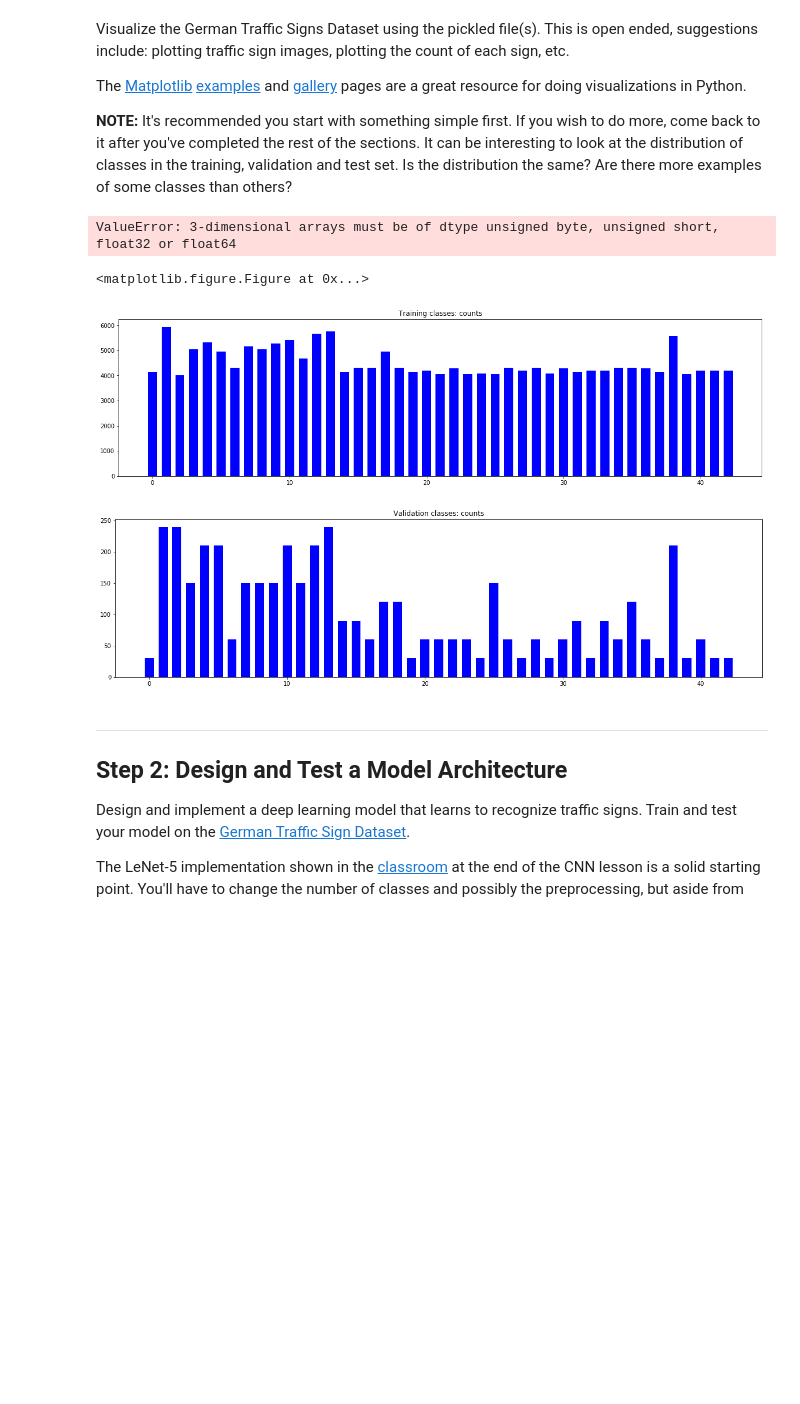
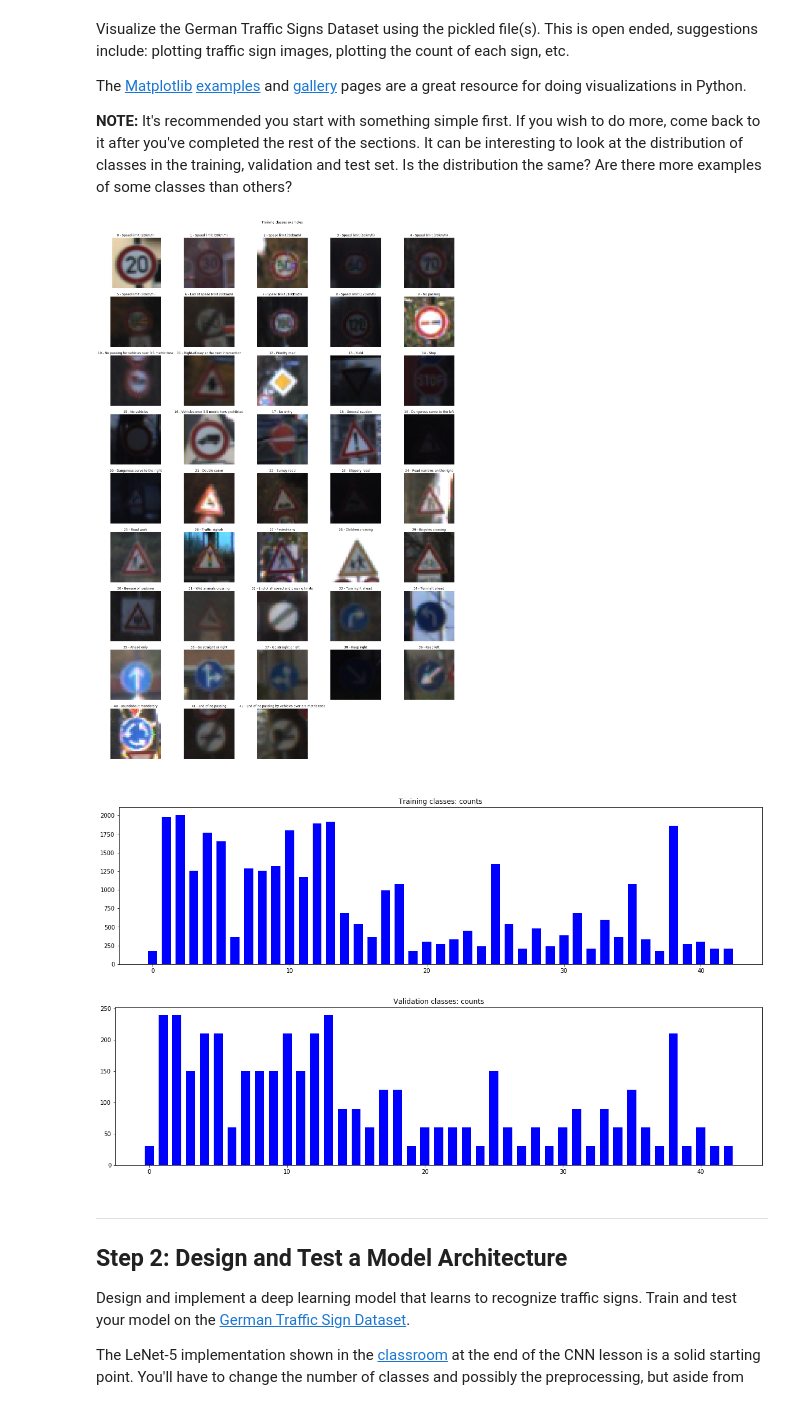
Before and after one commit to ivovandongen/CarND-Traffic-Sign-Classifier-Project, a Jupyter notebook: Traffic_Sign_Classifier.ipynb, the cells around one changed output. Saved outputs shown, nothing was run; the diff lists cells and outputs as text; code cells hidden in the pictures; blank space fills up the shorter version.

Commit message:
visualization

```diff
--- a/Traffic_Sign_Classifier.ipynb
+++ b/Traffic_Sign_Classifier.ipynb
@@ -22,12 +22,12 @@ The [rubric](https://review.udacity.com/#!/rubrics/481/view) contains "Stand Out
 # %%
 # Load pickled data
 import pickle
-
-# TODO: Fill this in based on where you saved the training and testing data
+import csv
 
 training_file = 'data/train.p'
 validation_file= 'data/valid.p'
 testing_file = 'data/test.p'
+signnames_file = 'signnames.csv'
 
 with open(training_file, mode='rb') as f:
     train = pickle.load(f)
@@ -39,6 +39,12 @@ with open(testing_file, mode='rb') as f:
 X_train, y_train = train['features'], train['labels']
 X_valid, y_valid = valid['features'], valid['labels']
 X_test, y_test = test['features'], test['labels']
+
+# Load labels
+sign_labels = []
+with open(signnames_file, mode='r') as f:
+    csv_contents = csv.reader(f, delimiter=',')
+    sign_labels = [row[1] for row in csv_contents][1:]
 # %% [markdown]
 ---
 
@@ -96,49 +102,61 @@ The [Matplotlib](http://matplotlib.org/) [examples](http://matplotlib.org/exampl
 ### Data exploration visualization code goes here.
 ### Feel free to use as many code cells as needed.
 import matplotlib.pyplot as plt
 import numpy as np
 # Visualizations will be shown in the notebook.
 %matplotlib inline
 
-def show_class_examples():
+def get_examples_per_class():
+    u, indices = np.unique(y_train, return_index=True)
+    examples =[]
+
+    for i in range(1, len(indices) + 1):
+        img = X_train[indices[i - 1]]
+        label = y_train[indices[i - 1]]
+        label_string = sign_labels[label]
+        examples.append([img, label, label_string])
+
+    return examples
+
+def show_class_examples(examples_per_class):
     #Plot an example for each class
-    u, indices = np.unique(y_train, return_index=True)
     columns = 5
-    rows = np.ceil(len(indices)/columns)
+    rows = np.ceil(len(examples_per_class)/columns)
 
-    dpi = 80.0
-    xpixels, ypixels = 800, 1000
-    fig = plt.figure(figsize = (ypixels/dpi, xpixels/dpi), dpi=dpi);
+    fig = plt.figure(figsize = (20,30));
     plt.title("Training classes examples")
     plt.axis('off')
     plt.subplots_adjust(top=2)
-    for i in range(1, len(indices) + 1):
-        img = X_train[indices[i - 1]]
-        ax = fig.add_subplot(rows, columns, i)
-        plt.title(y_train[indices[i - 1]])
-        ax.imshow(img)
+    for i in range(0, len(examples_per_class)):
+        example = examples_per_class[i]
+        img = example[0]
+        label = example[1]
+        label_string = example[2]
+        ax = fig.add_subplot(rows, columns, i + 1)
+        plt.title("{0} - {1}".format(label, label_string))
+        ax.imshow(img) if img.shape[2] == 3 else ax.imshow(img[:,:,0], cmap='gray')
         ax.axis('off')
     fig.tight_layout()
 
 
 def plot_examples_per_class(y, title):
     fig = plt.figure(figsize = (20,5));
     plt.title(title)
     unique_elements, counts_elements = np.unique(y, return_counts=True)
     train_examples_per_class = list(zip(unique_elements, counts_elements))
     width = 1/1.5
     x = unique_elements
     y = counts_elements
     plt.bar(x, y, width, color="blue")
 
-show_class_examples()
+examples_per_class = get_examples_per_class()
+show_class_examples(examples_per_class)
 plot_examples_per_class(y_train, "Training classes: counts")
 plot_examples_per_class(y_valid, "Validation classes: counts")
 # %% [output]
-ValueError: 3-dimensional arrays must be of dtype unsigned byte, unsigned short, float32 or float64
-<matplotlib.figure.Figure at 0x...>
-[figure, old version]
+[figure, new version]
-[figure, old version]
+[figure, new version]
+[figure, added]
 # %% [markdown]
 ----
 
```
Also changed, not shown: parts of 16 cells of this notebook, 10 other files.
